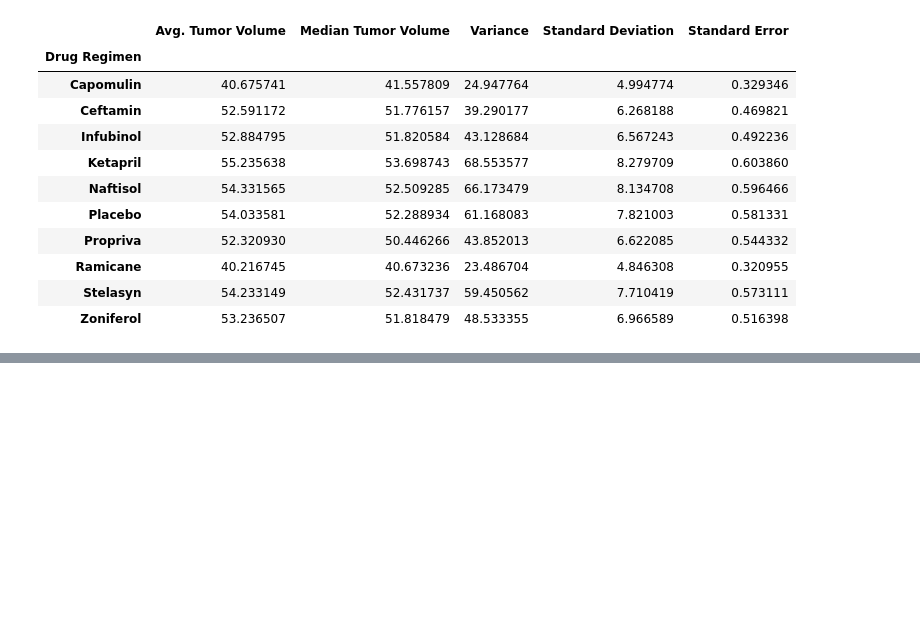
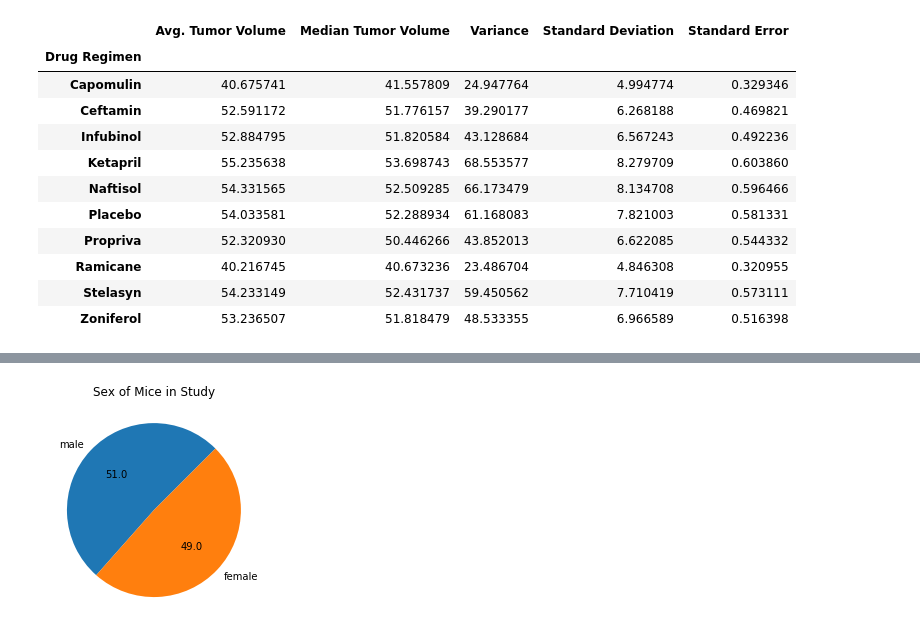
Before and after one commit to anniid/matplotlib_challenge, a Jupyter notebook: main.ipynb, the cells around one changed output, grey strips where cells are left out. Drawn from its saved outputs; the diff is of its cells as text; code cells hidden in the pictures; blank space fills up the shorter version.

```diff
--- a/main.ipynb
+++ b/main.ipynb
@@ -111 +134,8 @@ stat_summary_table
+# %%
+#matplotlib version
+plt.pie(pie_data, labels=['male','female'],autopct='%.1f',startangle=45)
+plt.title('Sex of Mice in Study')
+plt.show()
+# %% [output]
+[figure, added]
 # %%
```
Also changed, not shown: parts of 10 cells of this notebook.
